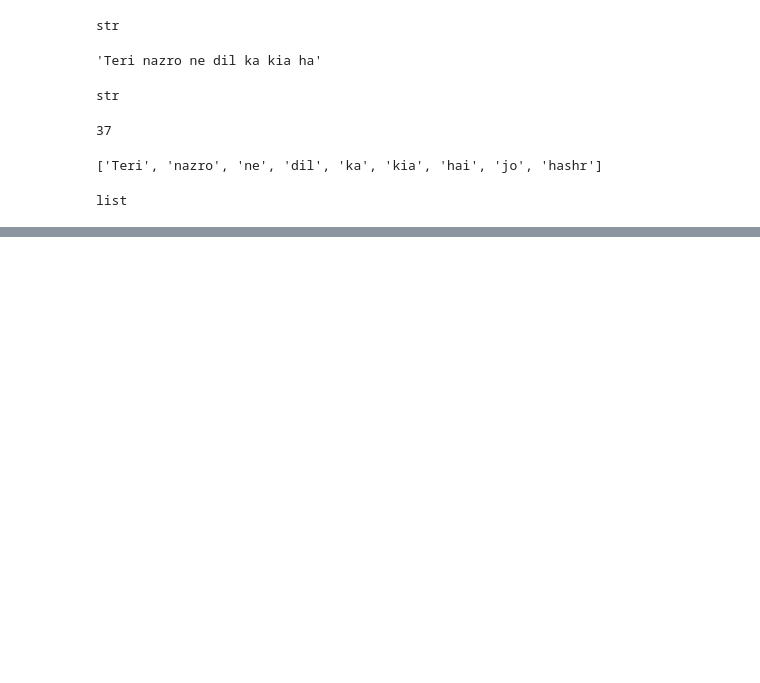
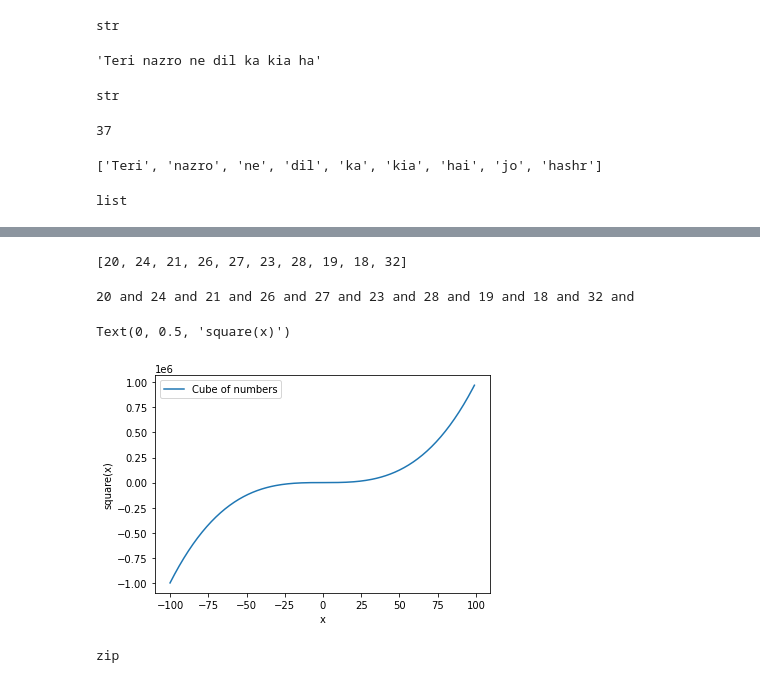
Before and after one commit to Samarth1410/Samarth, a Jupyter notebook: First_Experiment.ipynb, the cells around one changed output, grey strips where cells are left out. Cells and saved outputs as stored; diff of their text form; code cells hidden in the pictures; blank space fills up the shorter version.

```diff
--- a/First_Experiment.ipynb
+++ b/First_Experiment.ipynb
@@ -101,0 +125,7 @@ list
+# %%
+vehicle = ['UP 80' , 'DL 01' , 'HR 31' , 'UP 01']
+# %%
+UP_veh = []
+for num in vehicle:
+  if 'UP' in num:
+    UP_veh.append(num)
@@ -101,0 +162,14 @@ list
+# %%
+random_list
+# %% [output]
+[20, 24, 21, 26, 27, 23, 28, 19, 18, 32]
+# %%
+for item in random_list:
+  print(item , end = ' and ')
+# %% [output]
+20 and 24 and 21 and 26 and 27 and 23 and 28 and 19 and 18 and 32 and
+# %%
+number  = [ num for num in range(-100,100)]
+# %%
+cube_number = [num*num*num for num in number]
+sq_number = [num*num for num in number]
@@ -101,0 +178,8 @@ list
+# %%
+plt.plot(number,cube_number , label = 'Cube of numbers')
+plt.legend()
+plt.xlabel('x')
+plt.ylabel('square(x)')
+# %% [output]
+Text(0, 0.5, 'square(x)')
+[figure, added]
@@ -101,0 +193,4 @@ list
+# %%
+type(my_class)
+# %% [output]
+zip
```
Also changed, not shown: parts of 26 cells of this notebook.
